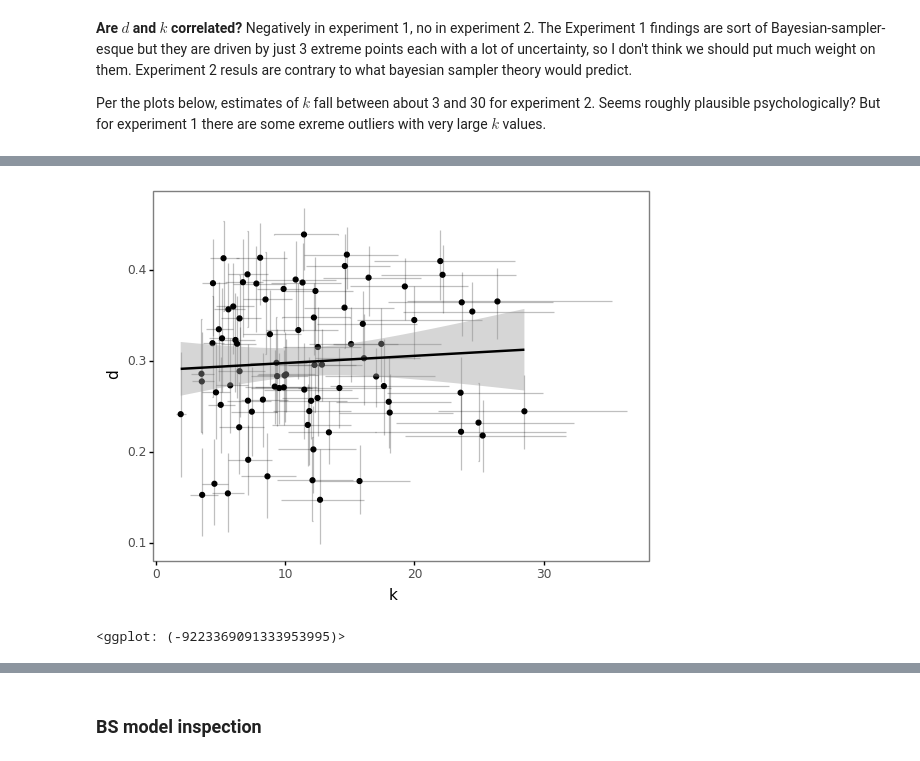
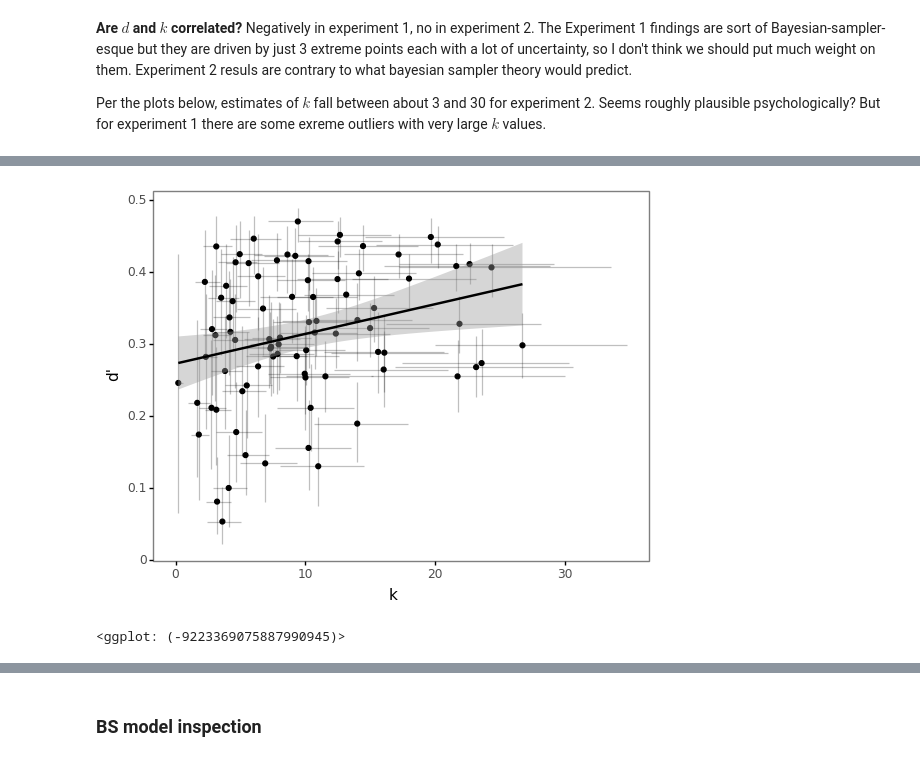
Before and after one commit to derekpowell/bayesian-sampler, a Jupyter notebook: fit-trial-models.ipynb, the cells around one changed output, grey strips where cells are left out. Saved outputs shown, nothing was run; the diff lists cells and outputs as text; code cells hidden in the pictures.

```diff
--- a/fit-trial-models.ipynb
+++ b/fit-trial-models.ipynb
@@ -260,9 +359,9 @@ res_ptn_exp2 = fit_svi(
     X_exp2,
     y_exp2,
     optimizer = Adam(1e-3),
-    n_steps = 10_000,
-    full_rank=True,
-    filename="local/svi-ptn_simplecond_mlm_trial_level_disc-exp2.p"
+    n_steps = 6_000,
+    full_rank = True,
+    filename = "local/svi-ptn_simplecond_mlm_trial_level_disc-exp2.p"
 )
 # %%
 plt.plot(res_ptn_exp2["losses"])
@@ -354,25 +541,24 @@ Per the plots below, estimates of $k$ fall between about 3 and 30 for experiment
 # %%
 (
     posterior_ptn2 >>
     s.group_by(_.ID) >>
     s.summarize(
         k_est = _.k.mean(),
         k_ll = _.k.quantile(.05),
         k_ul = _.k.quantile(.95),
-        d_est = _.d_subj.mean(),
-        d_ll = _.d_subj.quantile(.05),
-        d_ul = _.d_subj.quantile(.95)
+        d_est = _.d_prime_subj.mean(),
+        d_ll = _.d_prime_subj.quantile(.05),
+        d_ul = _.d_prime_subj.quantile(.95)
     ) >>
-    s.filter(_.k_est < 200.) >>
     ggplot(aes(x="k_est", y="d_est")) +
     geom_point() +
     geom_errorbar(aes(ymin="d_ll", ymax="d_ul"), width=0., alpha=.25) +
     geom_errorbarh(aes(xmin="k_ll", xmax="k_ul"), height=0, alpha=.25) +
     geom_smooth(method="lm") +
-    labs(y="d", x="k") +
+    labs(y="d'", x="k") +
     theme_bw() +
     theme(panel_grid = element_blank())
 )
 # %% [output]
-[figure, old version]
+[figure, new version]
-<ggplot: (-9223369091333953995)>
+<ggplot: (-9223369075887990945)>
```
Also changed, not shown: parts of 42 cells of this notebook, 2 other files.
